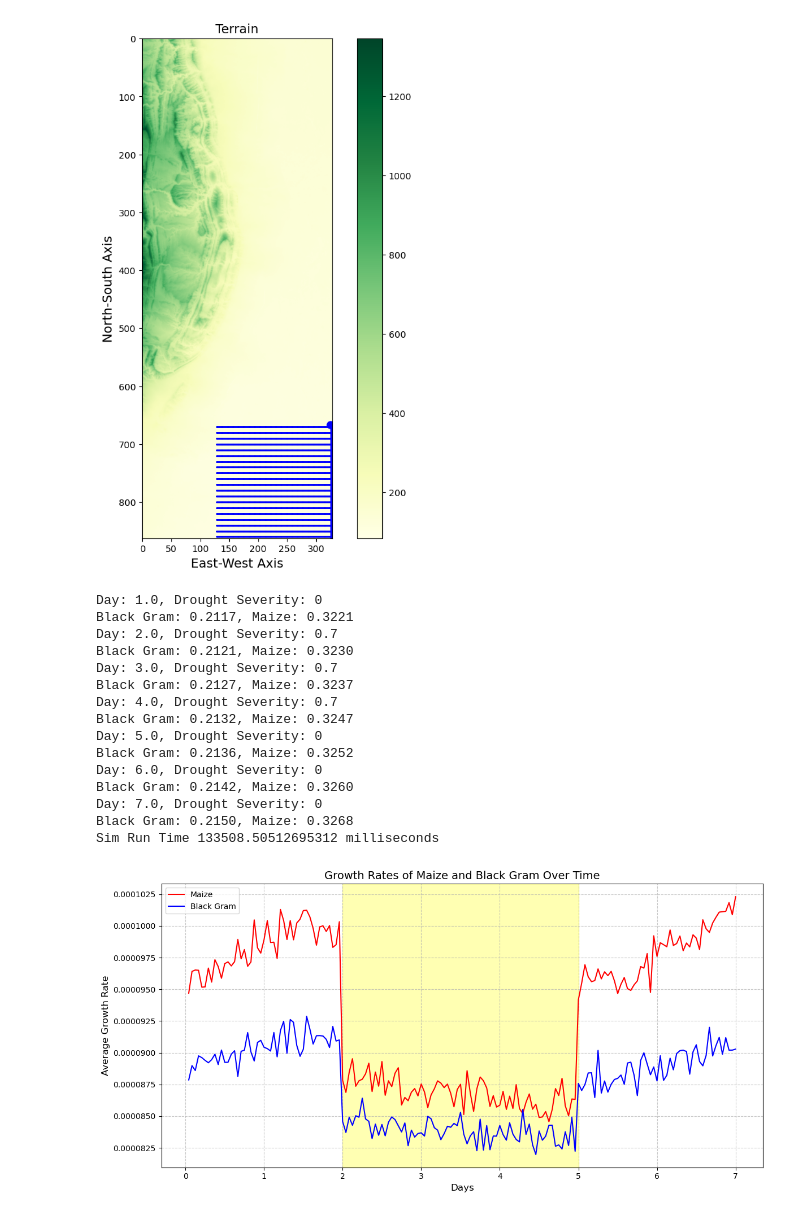
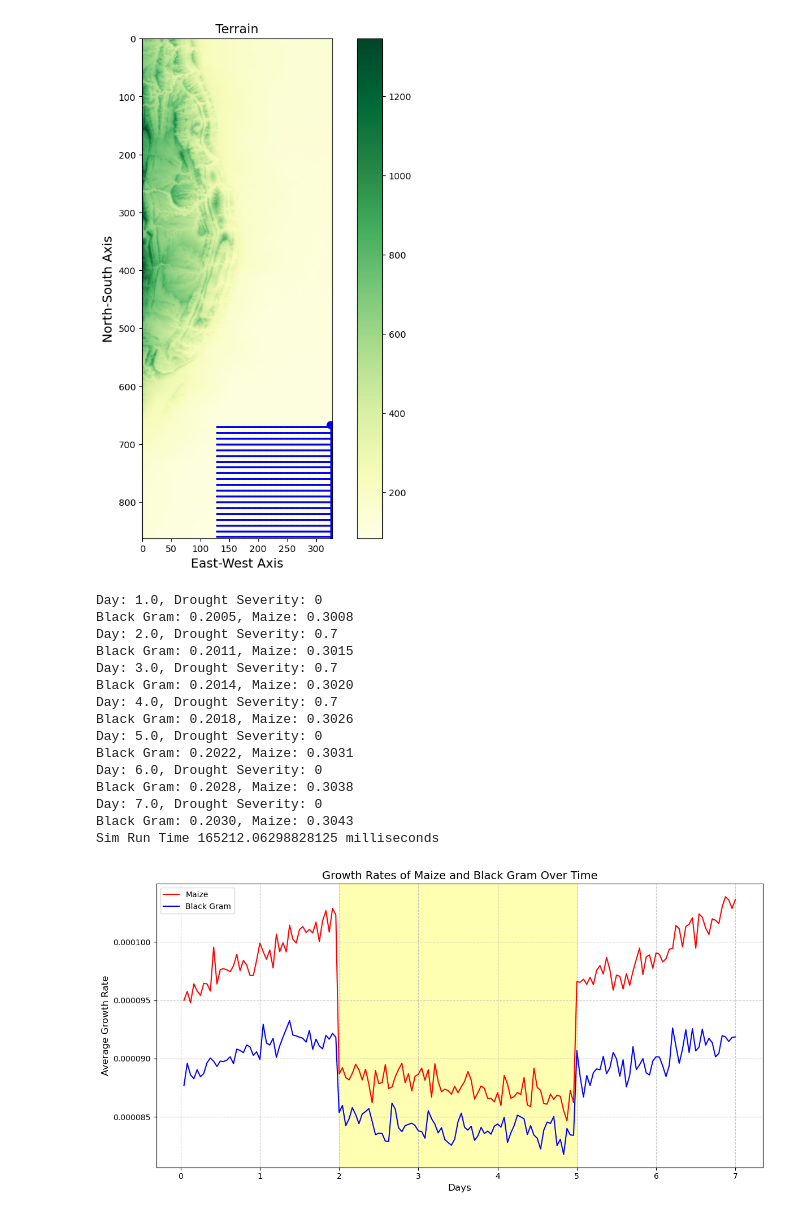
Before and after one commit to ribells/joh-bru, a Jupyter notebook: week7/Johanna-mentorship-notebook-week7-bdc.ipynb, the cells around one changed output. Saved outputs shown, nothing was run; the diff lists cells and outputs as text; code cells hidden in the pictures.

```diff
--- a/week7/Johanna-mentorship-notebook-week7-bdc.ipynb
+++ b/week7/Johanna-mentorship-notebook-week7-bdc.ipynb
@@ -110,8 +110,8 @@ def fill_water_table_grid():
 fill_water_table_grid()
 
 #add a reservoir to fill canals at pixel 326, 668
-Winit[325,667] = Soil[325,667] + .05
-Vegetation[325,667] = 0
+Winit[667,325] = Soil[667,325] + 2
+Vegetation[667,325] = 0
 
 nx = len(Terrain[0])
 ny = len(Terrain)
@@ -412,7 +412,7 @@ for t in range(1, ntimes):
             rain_chance = 0.10 * (1 - current_drought_severity)
             if random.random() < rain_chance:
                 p_rand = random.random() * 200 + 10
-                rain_amount = Precip[i,j] / p_rand * (1 - current_drought_severity)
+                rain_amount = Precip[i,j]*(1/rain_chance) / p_rand * (1 - current_drought_severity)
                 if W_is_height:
                     W[i,j,t] += rain_amount
                 else:
@@ -465,42 +465,42 @@ import matplotlib.pyplot as plt
 
 # Create time axis (in days)
 days = [i/24 for i in range(1, ntimes)]
 
 # Create the line graph
 plt.figure(figsize=(12, 6))
 plt.plot(days, maize_growth_rates, label='Maize', color='red')
 plt.plot(days, black_gram_growth_rates, label='Black Gram', color='blue')
 
 plt.xlabel('Days', fontsize=12)
 plt.ylabel('Average Growth Rate', fontsize=12)
 plt.title('Growth Rates of Maize and Black Gram Over Time', fontsize=14)
 plt.legend()
 plt.grid(True, linestyle='--', alpha=0.7)
 
 # Highlight the drought period
 drought_start = drought_start_day
 drought_end = drought_start_day + drought_duration_days
 plt.axvspan(drought_start, drought_end, color='yellow', alpha=0.3, label='Drought Period')
 
 plt.tight_layout()
 plt.show()
 # %% [output]
 Day: 1.0, Drought Severity: 0
-Black Gram: 0.2117, Maize: 0.3221
+Black Gram: 0.2005, Maize: 0.3008
 Day: 2.0, Drought Severity: 0.7
-Black Gram: 0.2121, Maize: 0.3230
+Black Gram: 0.2011, Maize: 0.3015
 Day: 3.0, Drought Severity: 0.7
-Black Gram: 0.2127, Maize: 0.3237
+Black Gram: 0.2014, Maize: 0.3020
 Day: 4.0, Drought Severity: 0.7
-Black Gram: 0.2132, Maize: 0.3247
+Black Gram: 0.2018, Maize: 0.3026
 Day: 5.0, Drought Severity: 0
-Black Gram: 0.2136, Maize: 0.3252
+Black Gram: 0.2022, Maize: 0.3031
 Day: 6.0, Drought Severity: 0
-Black Gram: 0.2142, Maize: 0.3260
+Black Gram: 0.2028, Maize: 0.3038
 Day: 7.0, Drought Severity: 0
-Black Gram: 0.2150, Maize: 0.3268
-Sim Run Time 133508.50512695312 milliseconds
+Black Gram: 0.2030, Maize: 0.3043
+Sim Run Time 165212.06298828125 milliseconds
-[figure, old version]
+[figure, new version]
 # %%
 # # For later use: process canal channel flow (for any terrain slope):
 # flow_in = 0
```
Also changed, not shown: parts of 2 cells of this notebook.
